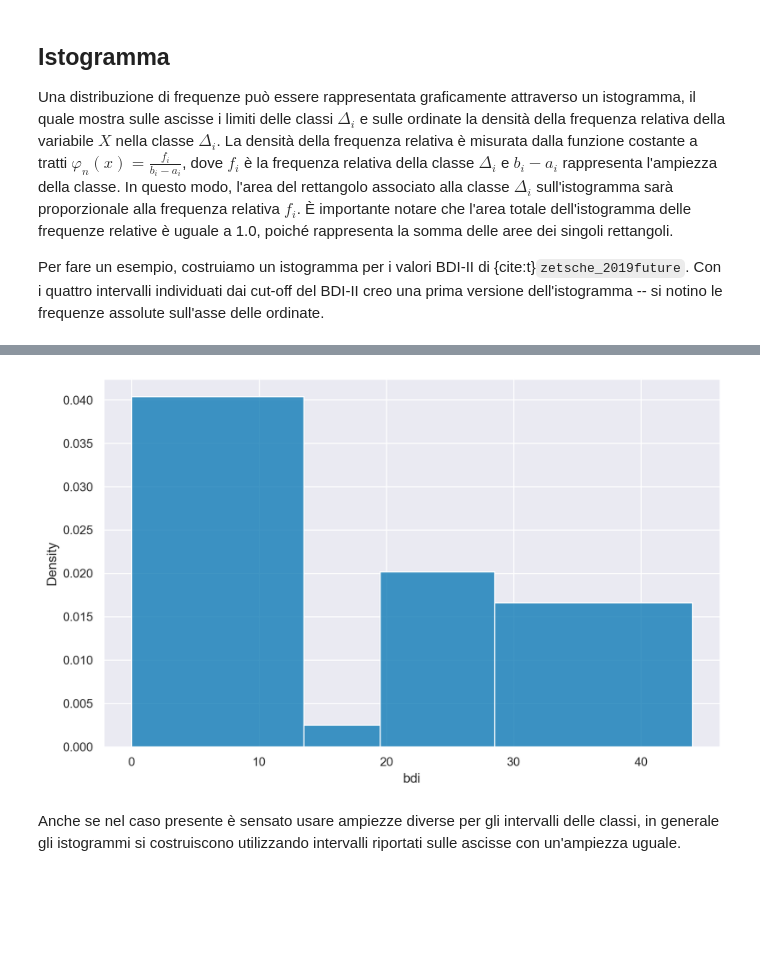
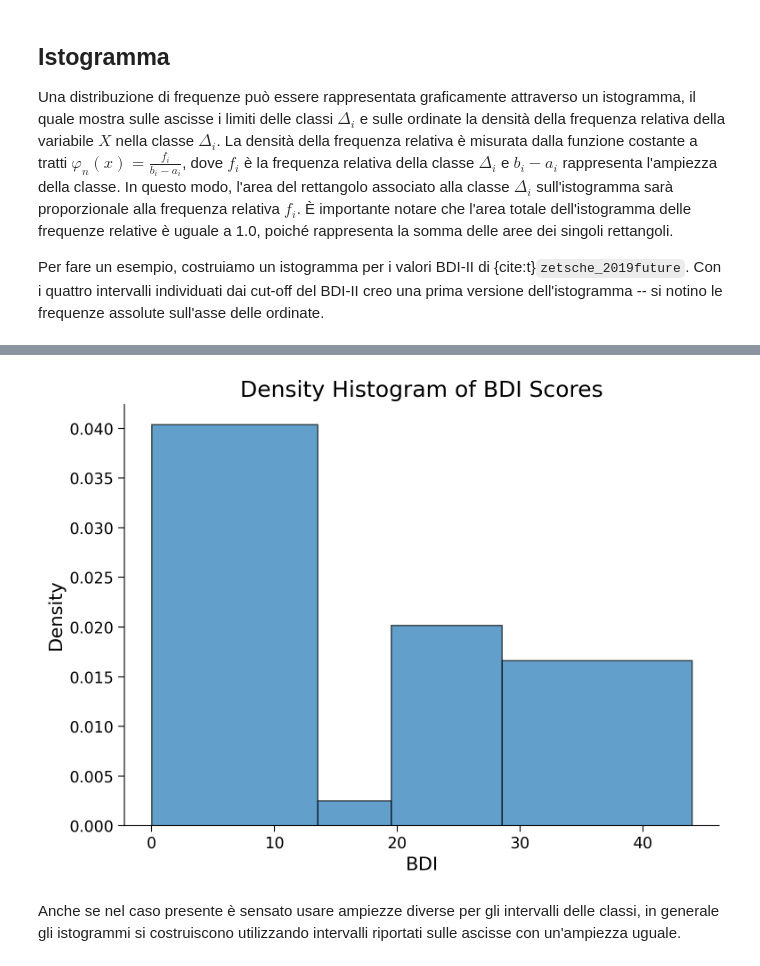
Before and after one commit to ccaudek/ds4psy, a Jupyter notebook: chapter_2/03_freq_distr.ipynb, the cells around one changed output, grey strips where cells are left out. Cells and saved outputs as stored; diff of their text form; code cells hidden in the pictures; blank space fills up the shorter version.

```diff
--- a/chapter_2/03_freq_distr.ipynb
+++ b/chapter_2/03_freq_distr.ipynb
@@ -368,6 +374,11 @@ Per creare un istogramma nel quale la somma delle aree delle barre sia unitaria
-# %%
-_ = sns.histplot(data=df, x="bdi", stat="density", bins=bdi_bins)
-# %% [output]
-[figure, removed]
+# %%
+bdi_bins = [0, 13.5, 19.5, 28.5, 44]
+plt.hist(df["bdi"], bins=bdi_bins, density=True, edgecolor="black", alpha=0.7)
+plt.xlabel("BDI")
+plt.ylabel("Density")
+plt.title("Density Histogram of BDI Scores")
+plt.show()
+# %% [output]
+[figure, added]
 # %% [markdown]
 Anche se nel caso presente è sensato usare ampiezze diverse per gli intervalli delle classi, in generale gli istogrammi si costruiscono utilizzando intervalli riportati sulle ascisse con un'ampiezza uguale.
```
Also changed, not shown: parts of 15 cells of this notebook, 30 other files.
